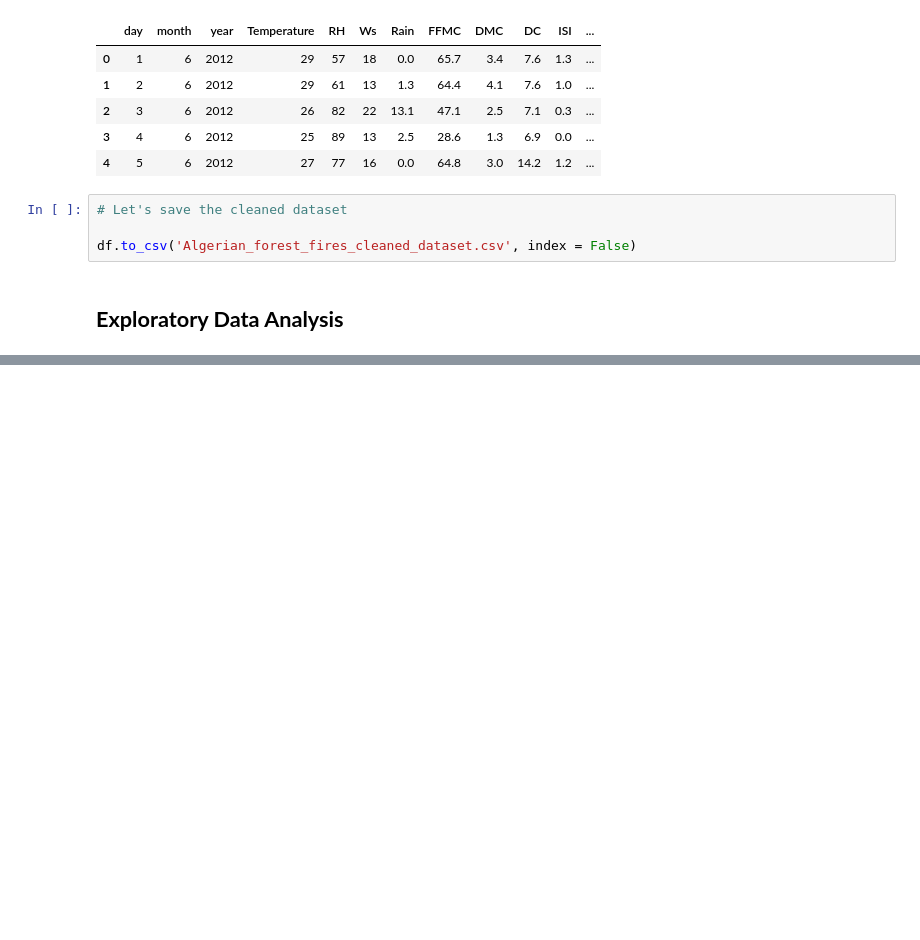
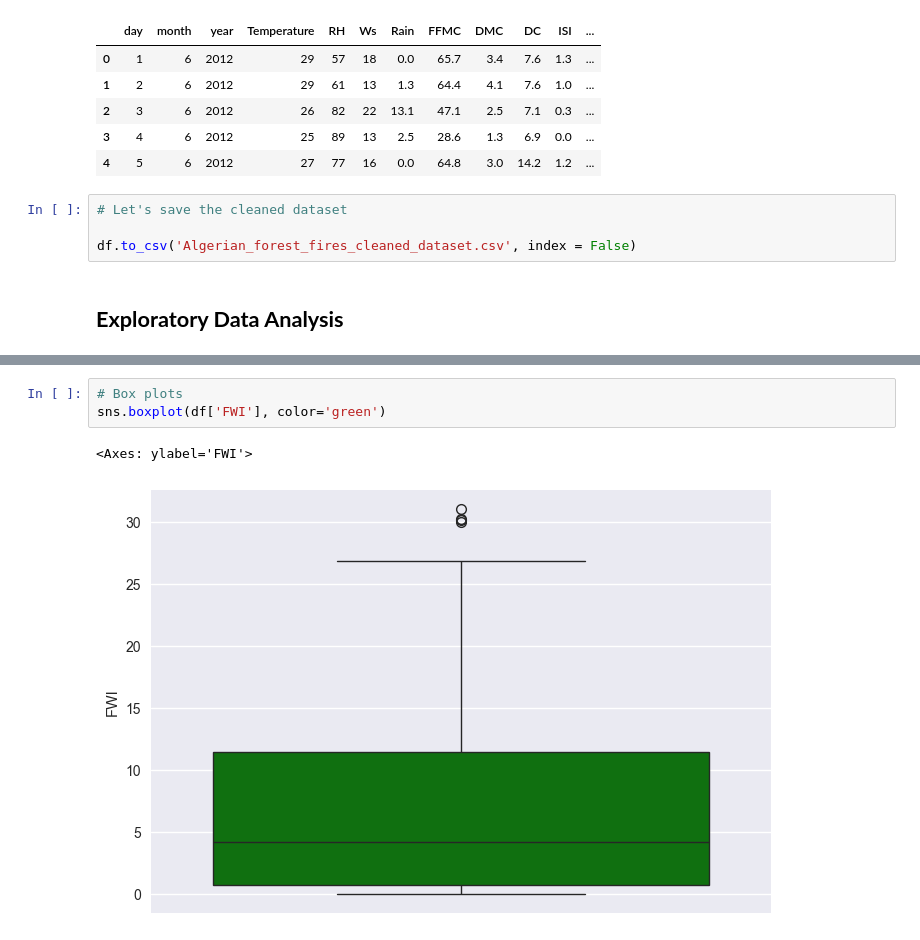
Before and after one commit to sukriti-waani/Machine-Learning, a Jupyter notebook: 3-Ridge_Lasso_ElasticNet/3.3-Implementation/1-algerian_forest_fires.ipynb, the cells around one changed output, grey strips where cells are left out. Drawn from its saved outputs; the diff is of its cells as text; blank space fills up the shorter version.

```diff
--- a/3-Ridge_Lasso_ElasticNet/3.3-Implementation/1-algerian_forest_fires.ipynb
+++ b/3-Ridge_Lasso_ElasticNet/3.3-Implementation/1-algerian_forest_fires.ipynb
@@ -303,0 +399,6 @@ df.to_csv('Algerian_forest_fires_cleaned_dataset.csv', index = False)
+# %%
+# Box plots
+sns.boxplot(df['FWI'], color='green')
+# %% [output]
+<Axes: ylabel='FWI'>
+[figure, added]
```
Also changed, not shown: parts of 17 cells of this notebook, 1 other file.
